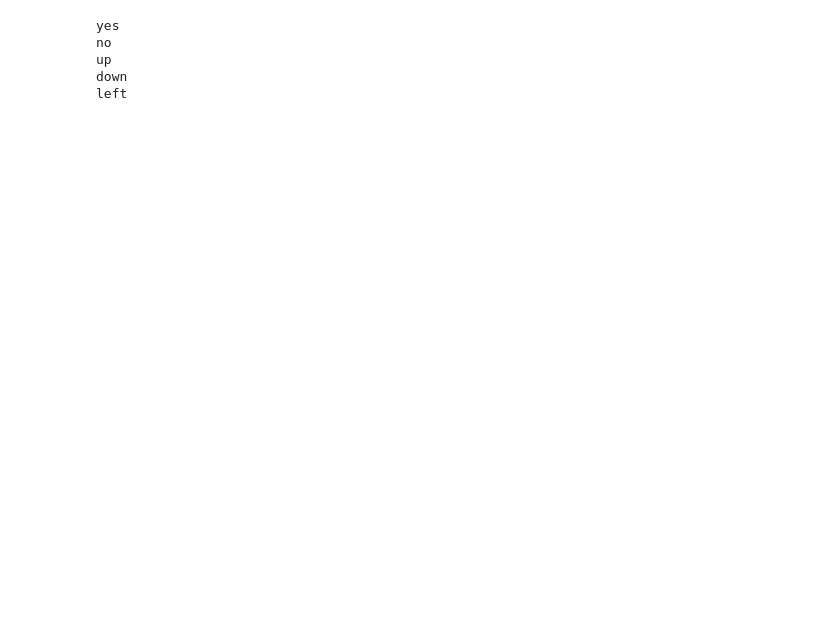
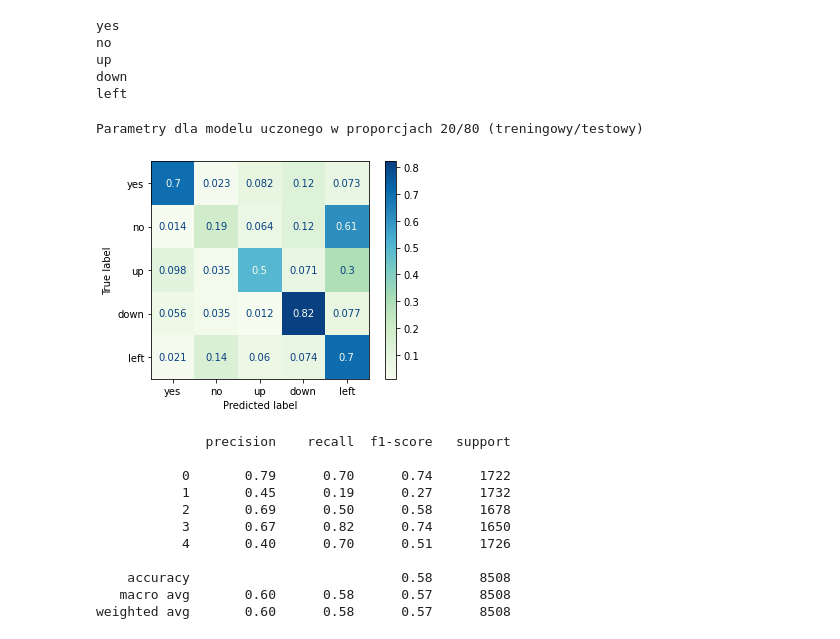
Before and after one commit to Porbi96/SG-AiR, a Jupyter notebook: lab34/ConfusionMatrix.ipynb, the cells around one changed output. Cells and saved outputs as stored; diff of their text form; code cells hidden in the pictures; blank space fills up the shorter version.

```diff
--- a/lab34/ConfusionMatrix.ipynb
+++ b/lab34/ConfusionMatrix.ipynb
@@ -90,5 +105,5 @@ weighted avg       0.67      0.67      0.66      8148
 # %%
-labels=["yes", "no", "up", "down", "left"]  # First set
+labels = set1_labels  # First set
 
 all_wave = []
 all_label = []
@@ -115,18 +130,33 @@ classes= list(le.classes_)
 y=np_utils.to_categorical(y, num_classes=len(labels))
 all_wave = np.array(all_wave).reshape(-1,8000,1)
 # %%
-model = load_model('best_model_20.hdf5')
+model = load_model('bestModel_set1_20.hdf5')
 
 x_train, x_test, y_train, y_test = train_test_split(np.array(all_wave),np.array(y),stratify=y,
                                             test_size = 0.8,random_state=777,shuffle=True)
 y_pred = model.predict(x_test)
 
 matrix = confusion_matrix(y_test.argmax(axis=1), y_pred.argmax(axis=1), normalize='true')
 report = classification_report(y_test.argmax(axis=1), y_pred.argmax(axis=1))
 
 disp = ConfusionMatrixDisplay(confusion_matrix=matrix,display_labels=labels)
 disp = disp.plot(include_values=True, cmap='GnBu', ax=None, xticks_rotation='horizontal')
 
+print("Parametry dla modelu uczonego w proporcjach 20/80 (treningowy/testowy)")
 plt.show()
 print(report)
+# %% [output]
+Parametry dla modelu uczonego w proporcjach 20/80 (treningowy/testowy)
+[figure, added]
+              precision    recall  f1-score   support
+
+           0       0.79      0.70      0.74      1722
+           1       0.45      0.19      0.27      1732
+           2       0.69      0.50      0.58      1678
+           3       0.67      0.82      0.74      1650
+           4       0.40      0.70      0.51      1726
+
+    accuracy                           0.58      8508
+   macro avg       0.60      0.58      0.57      8508
+weighted avg       0.60      0.58      0.57      8508
 # %%
```
Also changed, not shown: parts of 7 cells of this notebook, 18 other files.
